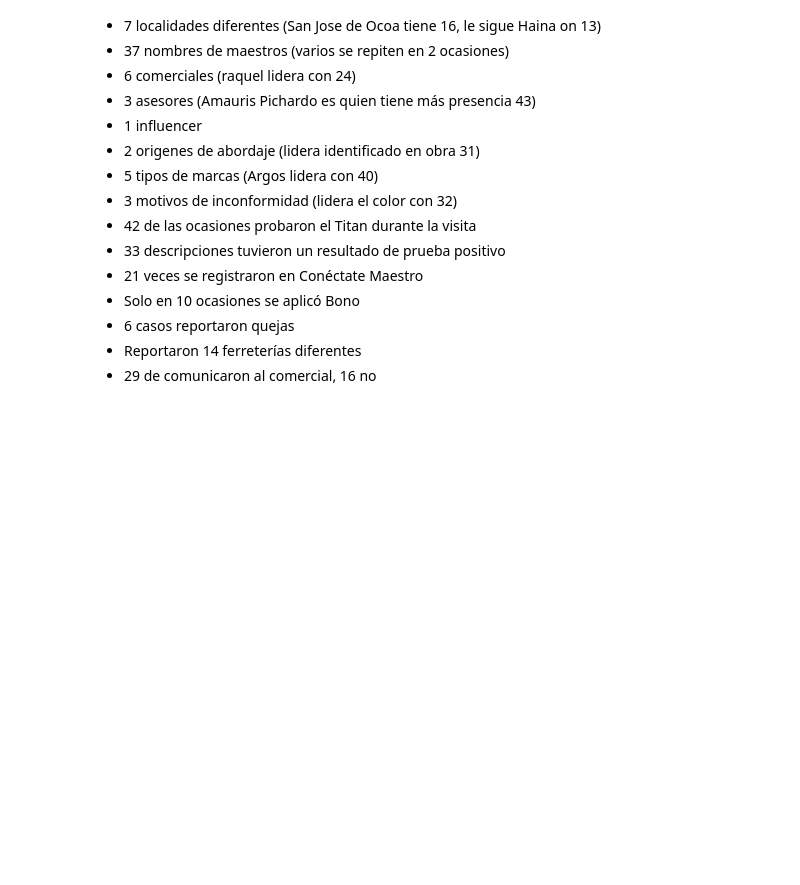
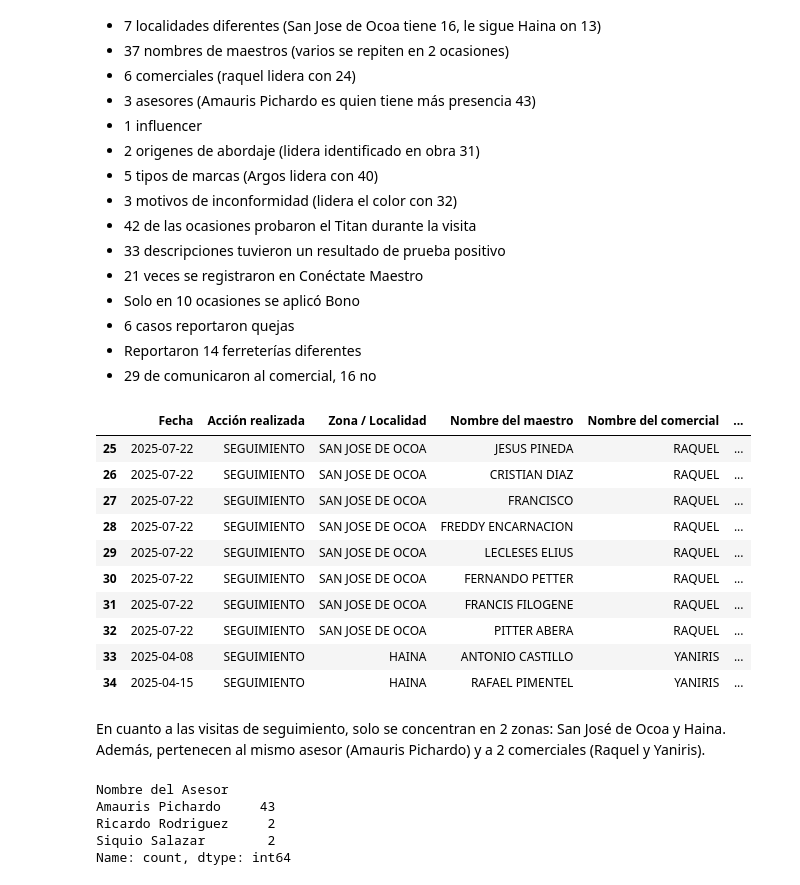
Before and after one commit to ngcarvajall/Laboratorios_bootcamp, a Jupyter notebook: Geo_Consulting/maestros.ipynb, the cells around one changed output. Cells and saved outputs as stored; diff of their text form; code cells hidden in the pictures; blank space fills up the shorter version.

```diff
--- a/Geo_Consulting/maestros.ipynb
+++ b/Geo_Consulting/maestros.ipynb
@@ -206,3 +217,27 @@ Tenemos:
 - 6 casos reportaron quejas
 - Reportaron 14 ferreterías diferentes
 - 29 de comunicaron al comercial, 16 no
+# %%
+df[df['Acción realizada'] == 'SEGUIMIENTO']
+# %% [output]
+|  | Fecha | Acción realizada | Zona / Localidad | Nombre del maestro | Nombre del comercial | ... |
+| 25 | 2025-07-22 | SEGUIMIENTO | SAN JOSE DE OCOA | JESUS PINEDA | RAQUEL | ... |
+| 26 | 2025-07-22 | SEGUIMIENTO | SAN JOSE DE OCOA | CRISTIAN DIAZ | RAQUEL | ... |
+| 27 | 2025-07-22 | SEGUIMIENTO | SAN JOSE DE OCOA | FRANCISCO | RAQUEL | ... |
+| 28 | 2025-07-22 | SEGUIMIENTO | SAN JOSE DE OCOA | FREDDY ENCARNACION | RAQUEL | ... |
+| 29 | 2025-07-22 | SEGUIMIENTO | SAN JOSE DE OCOA | LECLESES ELIUS | RAQUEL | ... |
+| 30 | 2025-07-22 | SEGUIMIENTO | SAN JOSE DE OCOA | FERNANDO PETTER | RAQUEL | ... |
+| 31 | 2025-07-22 | SEGUIMIENTO | SAN JOSE DE OCOA | FRANCIS FILOGENE | RAQUEL | ... |
+| 32 | 2025-07-22 | SEGUIMIENTO | SAN JOSE DE OCOA | PITTER ABERA | RAQUEL | ... |
+| 33 | 2025-04-08 | SEGUIMIENTO | HAINA | ANTONIO CASTILLO | YANIRIS | ... |
+| 34 | 2025-04-15 | SEGUIMIENTO | HAINA | RAFAEL PIMENTEL | YANIRIS | ... |
+# %% [markdown]
+En cuanto a las visitas de seguimiento, solo se concentran en 2 zonas: San José de Ocoa y Haina. Además, pertenecen al mismo asesor (Amauris Pichardo) y a 2 comerciales (Raquel y Yaniris).
+# %%
+df['Nombre del Asesor'].value_counts()
+# %% [output]
+Nombre del Asesor
+Amauris Pichardo     43
+Ricardo Rodriguez     2
+Siquio Salazar        2
+Name: count, dtype: int64
```
Also changed, not shown: parts of 28 cells of this notebook.
